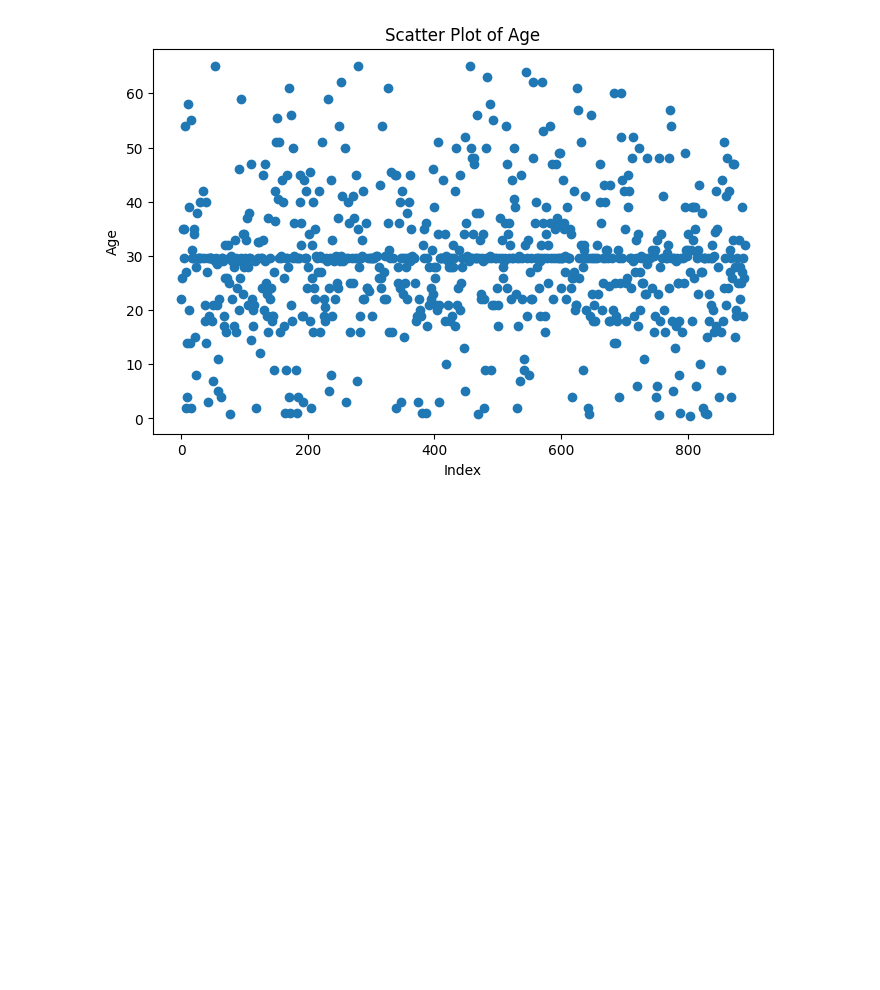
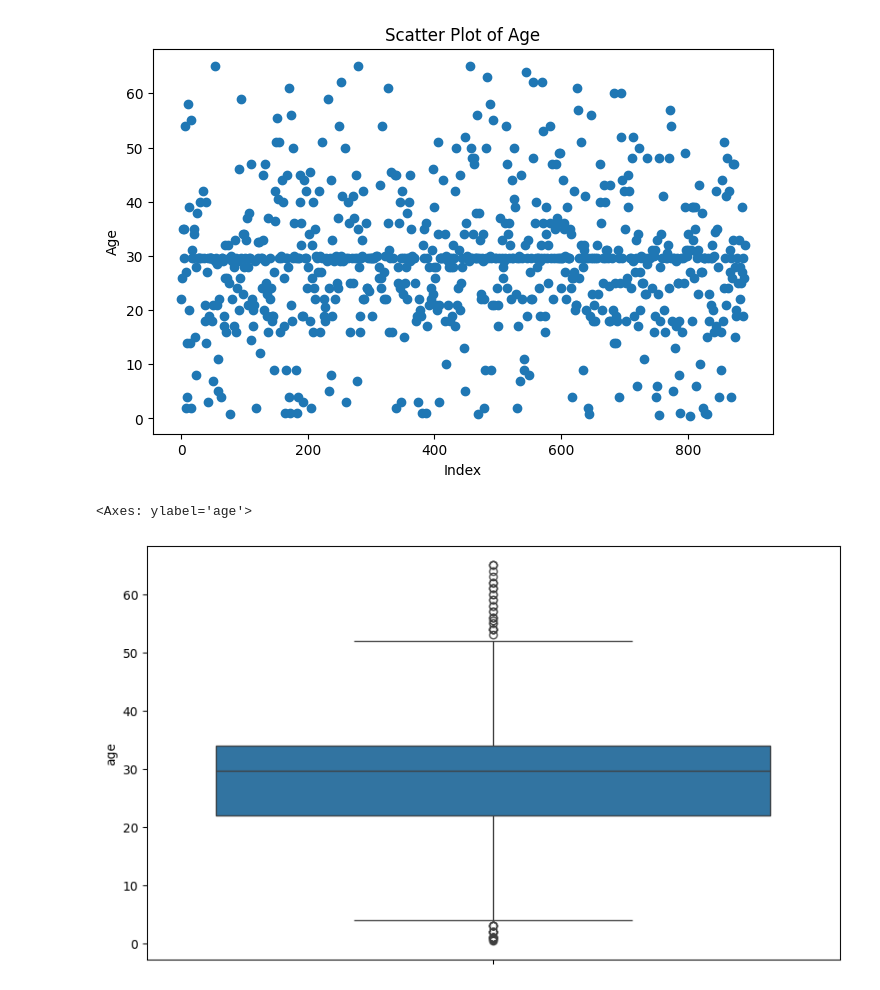
Before and after one commit to shahahmad-dev/exploratory-data-analysis, a Jupyter notebook: 01_pandas.ipynb, the cells around one changed output. Drawn from its saved outputs; the diff is of its cells as text; code cells hidden in the pictures; blank space fills up the shorter version.

```diff
--- a/01_pandas.ipynb
+++ b/01_pandas.ipynb
@@ -730,3 +730,9 @@ plt.title('Scatter Plot of Age')
 plt.show()
 # %% [output]
 [figure]
+# %%
+plt.figure(figsize=(10,6))
+sns.boxplot(df['age'])
+# %% [output]
+<Axes: ylabel='age'>
+[figure, added]
```
